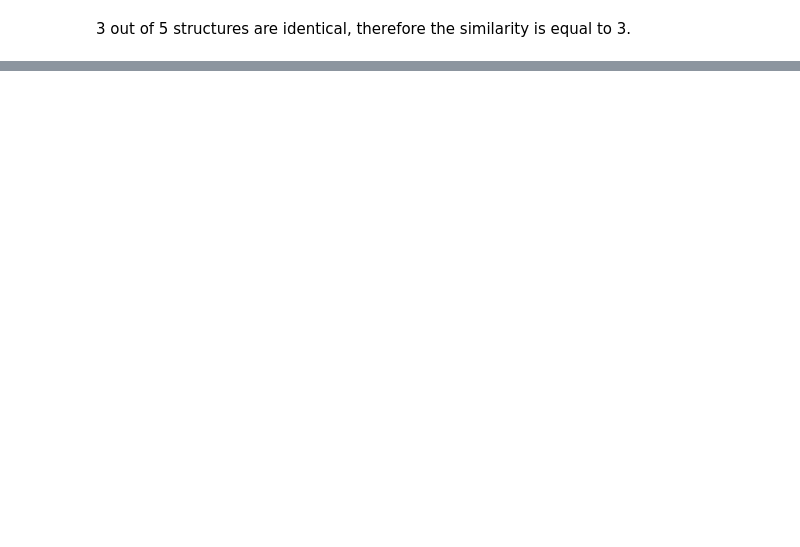
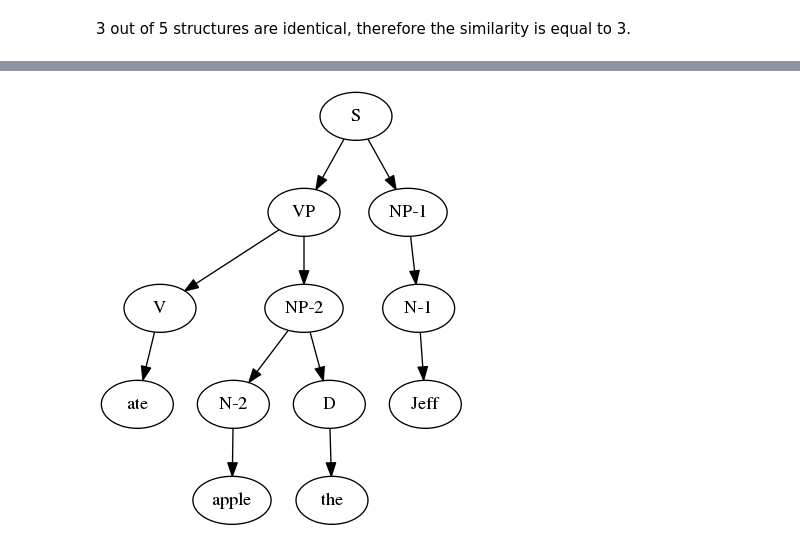
Before and after one commit to arne-cl/discoursekernels, a Jupyter notebook: notebooks/treekernel-experiments.ipynb, the cells around one changed output, grey strips where cells are left out. Cells and saved outputs as stored; diff of their text form; code cells hidden in the pictures; blank space fills up the shorter version.

Commit message:
treekernel notebook: examples, dot graphs, find_all_common_subtrees_bruteforce()

```diff
--- a/notebooks/treekernel-experiments.ipynb
+++ b/notebooks/treekernel-experiments.ipynb
@@ -246,0 +196,2 @@ def generate_all_subtrees(*trees):
+# %%
+example = example_tree()
@@ -246,0 +216,4 @@ def generate_all_subtrees(*trees):
+# %%
+draw(example, show='ipynb')
+# %% [output]
+[figure, added]
```
Also changed, not shown: parts of 38 cells of this notebook.
